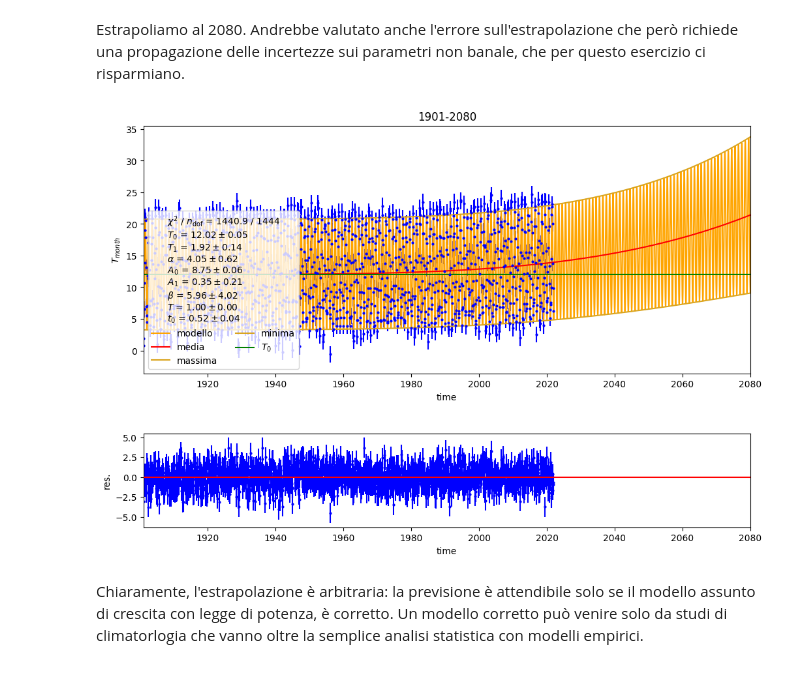
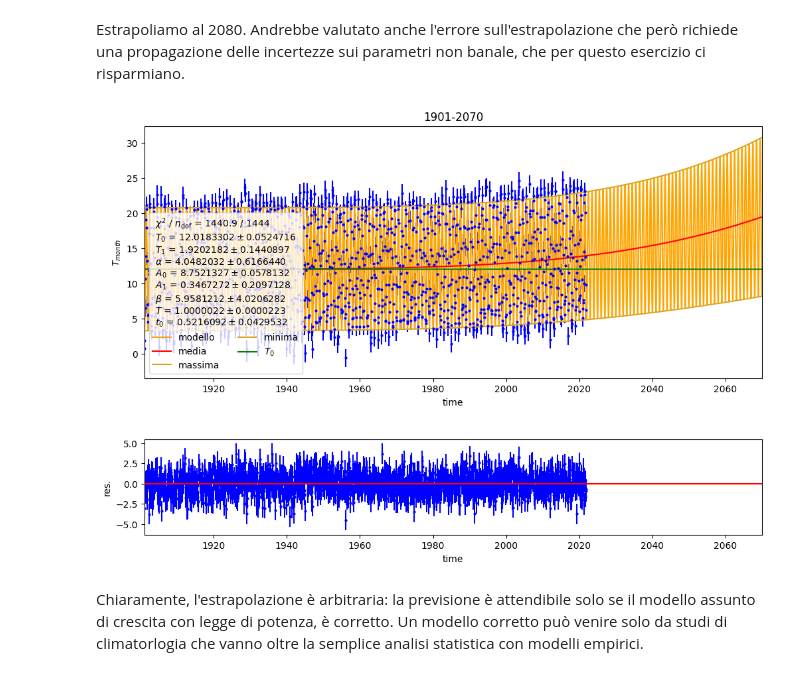
Before and after one commit to lucalista/analisi-dati-2025, a Jupyter notebook: 15.03.00__Andamento_temperatura_mensile_italiana.ipynb, the cells around one changed output. Saved outputs shown, nothing was run; the diff lists cells and outputs as text; code cells hidden in the pictures.

```diff
--- a/15.03.00__Andamento_temperatura_mensile_italiana.ipynb
+++ b/15.03.00__Andamento_temperatura_mensile_italiana.ipynb
@@ -228,10 +232,13 @@ fit_1 = fit_fun(pow_baseline_fun(), const_amplitude_fun())
+# %%
+fit_1 = fit_fun(pow_fun(), const_fun())
 # %% [markdown]
 Prima variazione: modulazione della *baseline* come legge di potenza:
 
 $\displaystyle T(t) = T_0 + T_1 \left(\frac{t-t_{\mathrm{min}}}{t_{\mathrm{max}}-t_{\mathrm{min}}}\right)^\alpha+A_0 \cos\left(\frac{2\pi}{T}(t-t_0)\right)$
 # %%
-least_squares_mode = LeastSquares(df['date'], df['temp'] , df['temp_err'], fit_1.fun)
-m_1 = Minuit(least_squares_mode, m.values[0],0.0001,1.0001,m.values[1],m.values[2],m.values[3], name=("$T_0$", "$T_1$", r"$\alpha$", "$A_0$", "$T$", "$t_0$"))
+least_squares_mode = LeastSquares(df.date, df.temp , df.temp_err, fit_1.fun)
+m_1 = Minuit(least_squares_mode, m.values[0], 0.0001, 1.0001, m.values[1], m.values[2], m.values[3],
+             name=("$T_0$", "$T_1$", r"$\alpha$", "$A_0$", "$T$", "$t_0$"))
 m_1.limits = [(None, None), (0, None), (1, None), (0, None), (0.9, 1.1), (0.3, 0.6)]
 m_1.migrad()
 # %% [output]
@@ -277,10 +278,15 @@ fit_2 = fit_fun(pow_baseline_fun(), pow_amplitude_fun())
+# %%
+fit_2 = fit_fun(pow_fun(), pow_fun())
 # %% [markdown]
 Seconda variazione: modulazione dell'ampiezza come legge di potenza:
 
 $\displaystyle T(t) = \left[T_0 + T_1 \left(\frac{t-t_{\mathrm{min}}}{t_{\mathrm{max}}-t_{\mathrm{min}}}\right)^\alpha\right]+\left[A_0+A_1 \left(\frac{t-t_{\mathrm{min}}}{t_{\mathrm{max}}-t_{\mathrm{min}}}\right)^\beta \right]\cos\left(\frac{2\pi}{T}(t-t_0)\right)$
 # %%
-least_squares_mode = LeastSquares(df['date'], df['temp'] , df['temp_err'], fit_2.fun)
-m_2 = Minuit(least_squares_mode, m_1.values[0],m_1.values[2],m_1.values[3],m_1.values[4],0.0001,1.0001,m_1.values[4],m_1.values[5], name=("$T_0$", "$T_1$", r"$\alpha$", "$A_0$", "$A_1$", r"$\beta$", "$T$", "$t_0$"))
+least_squares_mode = LeastSquares(df.date, df.temp, df.temp_err, fit_2.fun)
+m_2 = Minuit(least_squares_mode, m_1.values[0], m_1.values[2], m_1.values[3],
+             m_1.values[4], 0.0001, 1.0001,
+             m_1.values[4], m_1.values[5],
+             name=("$T_0$", "$T_1$", r"$\alpha$", "$A_0$", "$A_1$", r"$\beta$", "$T$", "$t_0$"))
 m_2.limits = [(None, None), (0, None), (1, None), (0, None), (0, None), (1, None), (0.9, 1.1), (0.3, 0.6)]
 m_2.migrad()
 # %% [output]
@@ -329,9 +337,9 @@ p-value A1>0: 0.04913
 # %% [markdown]
 Estrapoliamo al 2080. Andrebbe valutato anche l'errore sull'estrapolazione che però richiede una propagazione delle incertezze sui parametri non banale, che per questo esercizio ci risparmiano.
 # %%
-plot(m_2, fit_2, 1901, 2080)
+plot(m_2, fit_2, 1901, 2070)
 # %% [output]
-[figure, old version]
+[figure, new version]
 # %% [markdown]
 Chiaramente, l'estrapolazione è arbitraria: la previsione è attendibile solo se il modello assunto di crescita con legge di potenza, è corretto. Un modello corretto può venire solo da studi di climatorlogia che vanno oltre la semplice analisi statistica con modelli empirici.
 # %% [markdown]
```
Also changed, not shown: parts of 19 cells of this notebook.
